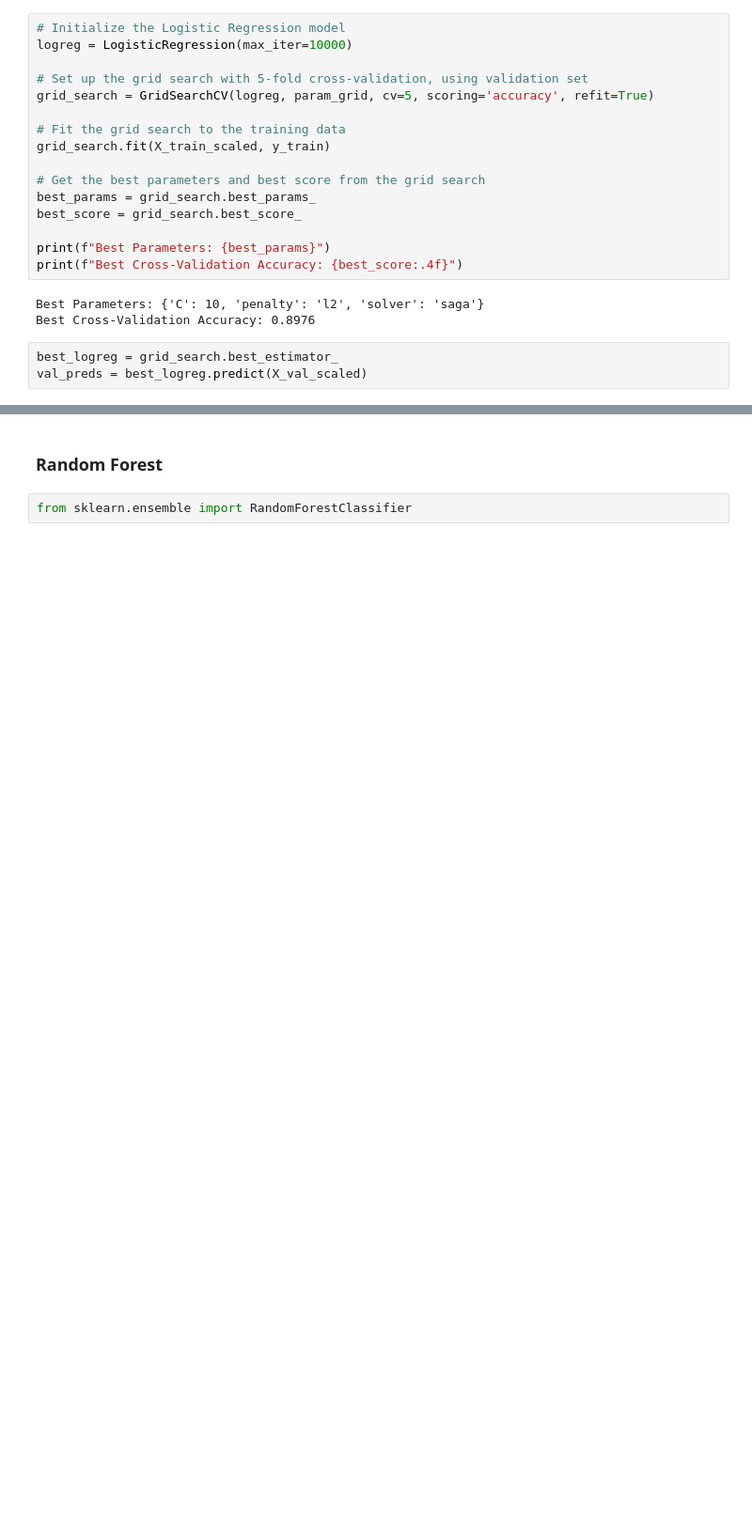
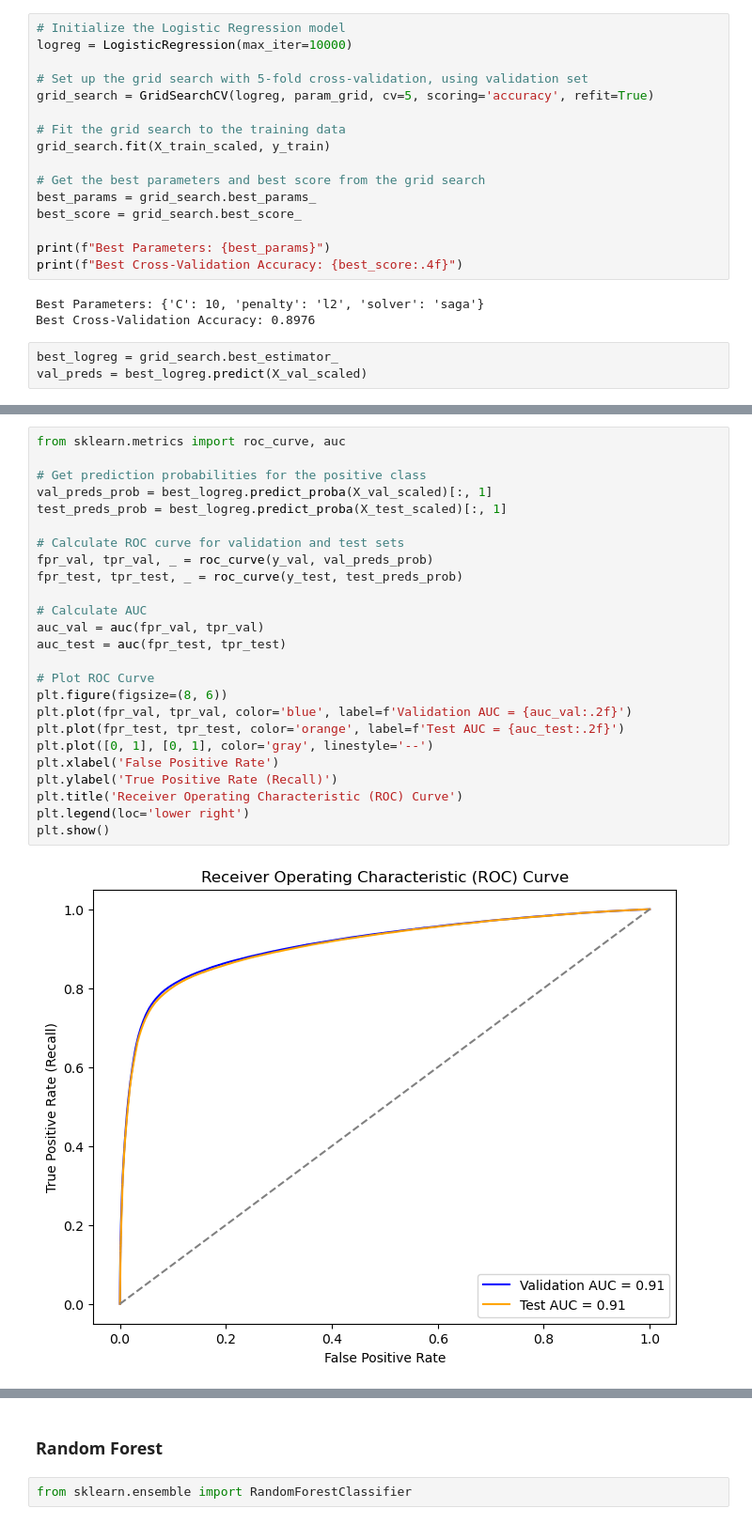
Before and after one commit to NumaanFormoli/Amazon-Prediction, a Jupyter notebook: AmazonData.ipynb, the cells around one changed output, grey strips where cells are left out. Shown: that part at 94% size. Drawn from its saved outputs; the diff is of its cells as text; blank space fills up the shorter version.

```diff
--- a/AmazonData.ipynb
+++ b/AmazonData.ipynb
@@ -554,0 +601,27 @@ Test Accuracy: 0.7663
+# %%
+from sklearn.metrics import roc_curve, auc
+
+# Get prediction probabilities for the positive class
+val_preds_prob = best_logreg.predict_proba(X_val_scaled)[:, 1]
+test_preds_prob = best_logreg.predict_proba(X_test_scaled)[:, 1]
+
+# Calculate ROC curve for validation and test sets
+fpr_val, tpr_val, _ = roc_curve(y_val, val_preds_prob)
+fpr_test, tpr_test, _ = roc_curve(y_test, test_preds_prob)
+
+# Calculate AUC
+auc_val = auc(fpr_val, tpr_val)
+auc_test = auc(fpr_test, tpr_test)
+
+# Plot ROC Curve
+plt.figure(figsize=(8, 6))
+plt.plot(fpr_val, tpr_val, color='blue', label=f'Validation AUC = {auc_val:.2f}')
+plt.plot(fpr_test, tpr_test, color='orange', label=f'Test AUC = {auc_test:.2f}')
+plt.plot([0, 1], [0, 1], color='gray', linestyle='--')
+plt.xlabel('False Positive Rate')
+plt.ylabel('True Positive Rate (Recall)')
+plt.title('Receiver Operating Characteristic (ROC) Curve')
+plt.legend(loc='lower right')
+plt.show()
+# %% [output]
+[figure, added]
```
Also changed, not shown: parts of 15 cells of this notebook.
